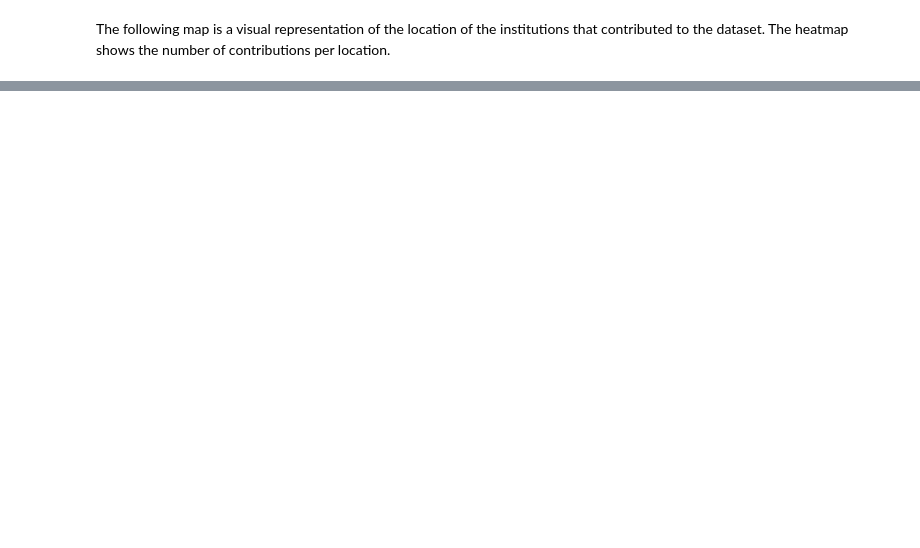
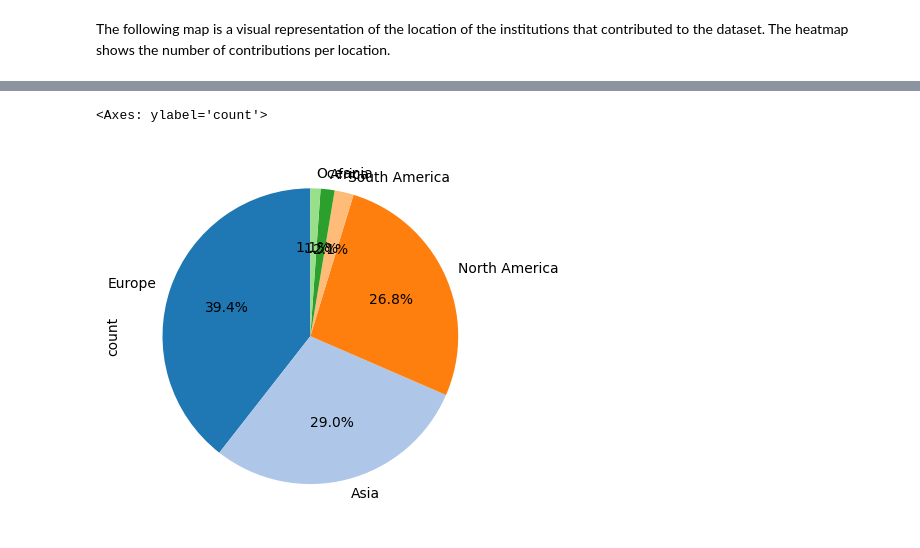
Before and after one commit to epfl-ada/ada-2024-project-hotada, a Jupyter notebook: src/utils/geo.ipynb, the cells around one changed output, grey strips where cells are left out. Saved outputs shown, nothing was run; the diff lists cells and outputs as text; code cells hidden in the pictures; blank space fills up the shorter version.

```diff
--- a/src/utils/geo.ipynb
+++ b/src/utils/geo.ipynb
@@ -66,3 +163,13 @@ dx['Country'] = dx['Institution'].map(lambda x: full_locations.get(x, [{'formatt
+# %%
+#top countries by institution counts
+dx = db.copy()
+countries ={}
+for k,v in full_locations.items():
+        components = v[0]['address_components']
+        country = next((component['long_name'] for component in components if 'country' in component['types']), 'Unknown')
+        countries[k] = country
+
+dx['Country'] = dx['Institution'].map(countries)
 # %%
 dx['Country'].value_counts().head(10)
 dx = dx[dx['Country'] != 'Unknown']
@@ -71,7 +181,10 @@ dx['Country'].value_counts().head(10).plot(kind='bar')
 # %%
 #pie chart of top contributions per continent
 
 dx['Continent'] = dx['Country'].map(continents.get_continent)
 dy = dx[dx['Continent'] != 'Unknown']
-
+pickle.dump(dy,open('../data/institution_continent.pkl','wb'))
 dy['Continent'].value_counts().plot(kind='pie',autopct='%1.1f%%',startangle=90,colors=plt.cm.tab20.colors)
+# %% [output]
+<Axes: ylabel='count'>
+[figure, added]
```
Also changed, not shown: parts of 12 cells of this notebook, 1 other file.
